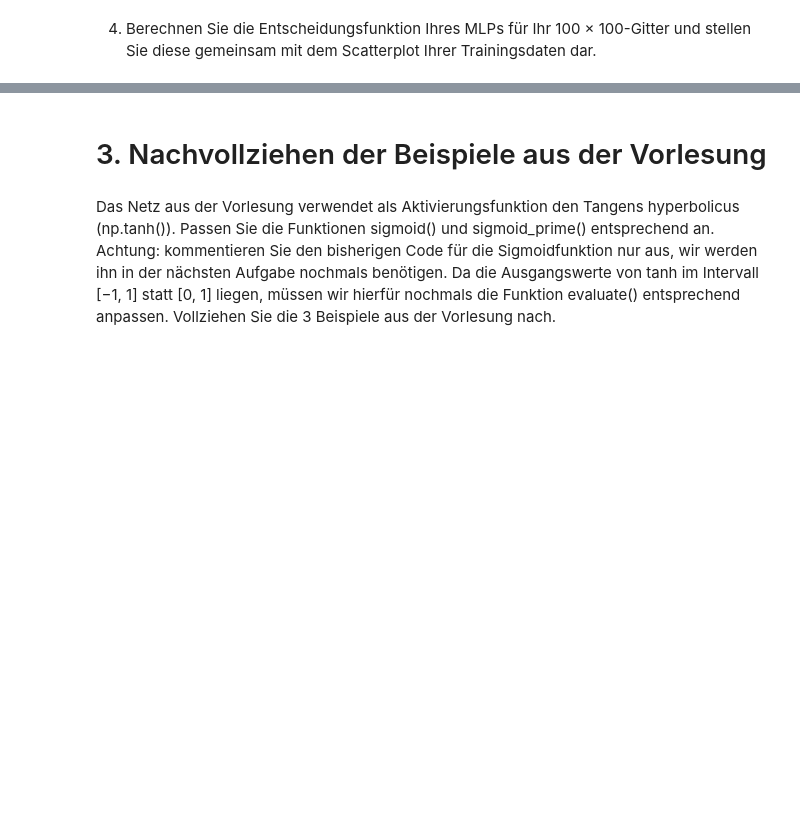
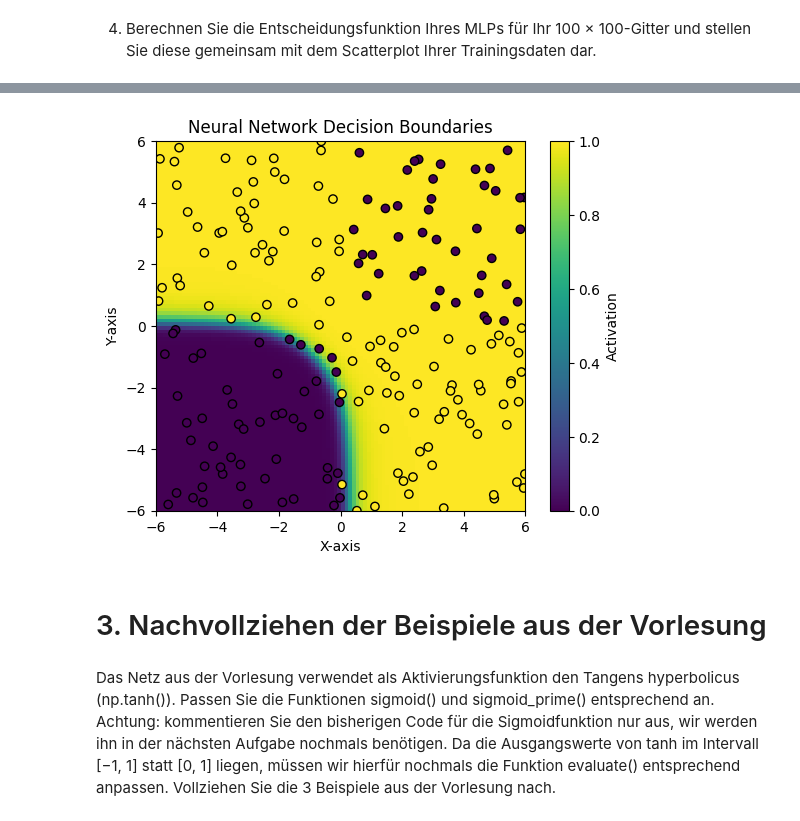
Before and after one commit to KrasserKai/Maschinelles-Lernen-Deep-Learning, a Jupyter notebook: dl-ex1/ex1.ipynb, the cells around one changed output, grey strips where cells are left out. Drawn from its saved outputs; the diff is of its cells as text; code cells hidden in the pictures; blank space fills up the shorter version.

```diff
--- a/dl-ex1/ex1.ipynb
+++ b/dl-ex1/ex1.ipynb
@@ -441,3 +424,23 @@ plt.scatter(X_test[:,0], X_test[:,1], c=y_test)
+# %%
+# Get predictions for each point in the meshgrid
+predictions = feedforward(grid_design_matrix)
+
+# Reshape predictions to match the shape of the meshgrid
+predictions = predictions.reshape(100,100)
+
+# Plot the decision boundary using imshow
+plt.imshow(predictions, extent=(-6, 6, -6, 6), origin='lower', cmap='viridis')
+
+# Add scatter plot of training data points if available
+plt.scatter(X_train[:, 0], X_train[:, 1], c=y_train, edgecolors='k', marker='o')
+
+plt.title('Neural Network Decision Boundaries')
+plt.xlabel('X-axis')
+plt.ylabel('Y-axis')
+plt.colorbar(label='Activation')
+plt.show()
+# %% [output]
+[figure, added]
 # %% [markdown]
 # 3. Nachvollziehen der Beispiele aus der Vorlesung
 # %% [markdown]
```
Also changed, not shown: parts of 15 cells of this notebook.
